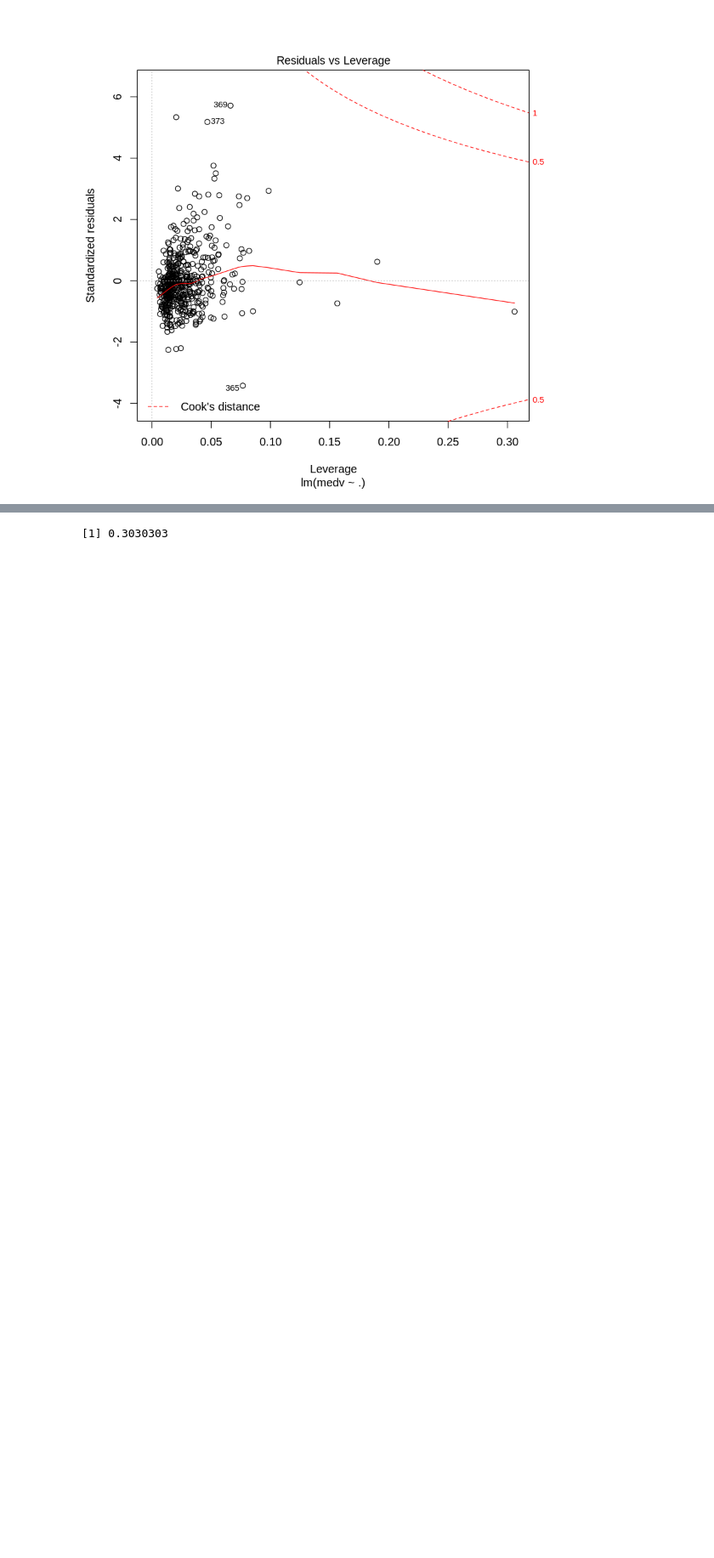
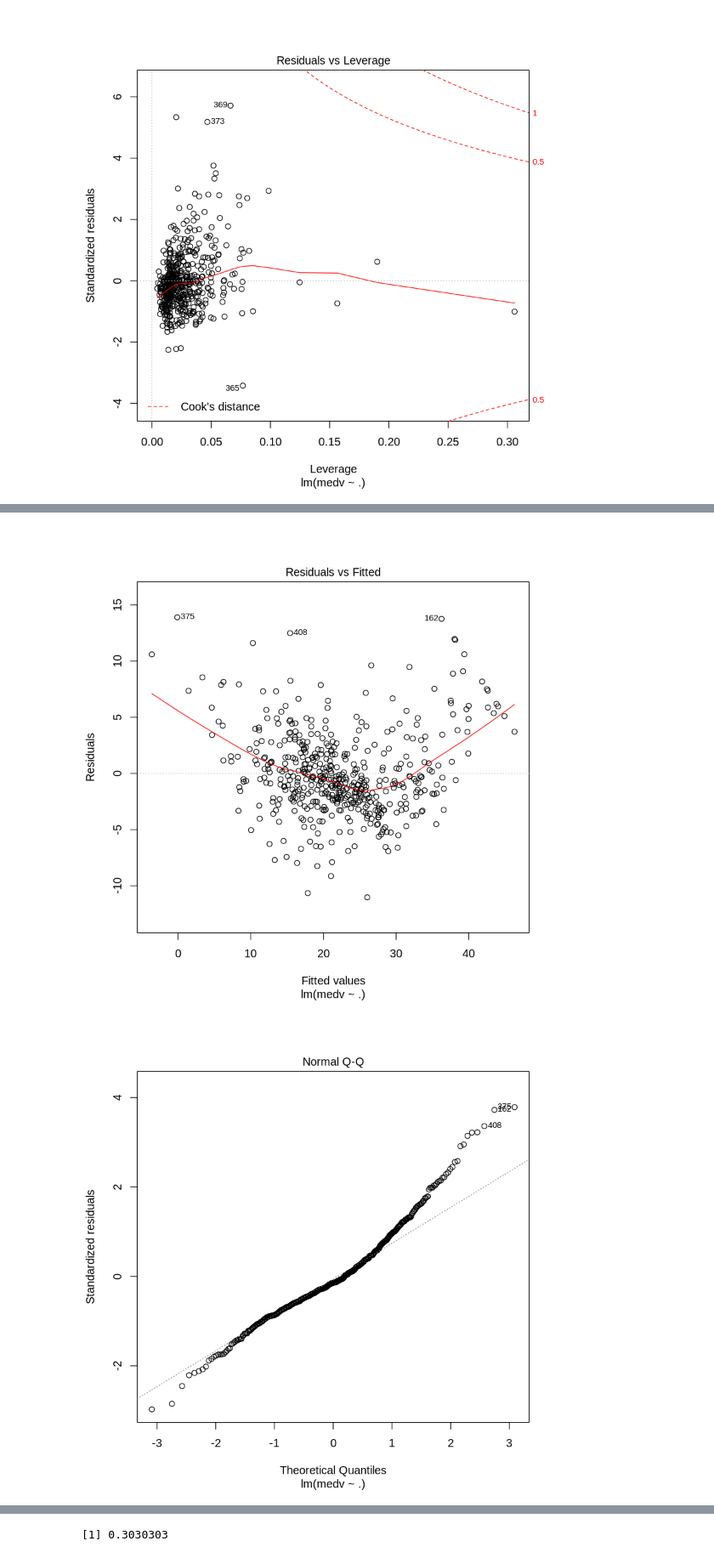
Before and after one commit to joshadkins09/aml_hw6, a Jupyter notebook: jda3_monroeb2_hw6.ipynb, the cells around one changed output, grey strips where cells are left out. Shown at 85% size. Saved outputs shown, nothing was run; the diff lists cells and outputs as text; code cells hidden in the pictures; blank space fills up the shorter version.

```diff
--- a/jda3_monroeb2_hw6.ipynb
+++ b/jda3_monroeb2_hw6.ipynb
@@ -47,0 +68,5 @@ plot(model_trimmed)
+# %%
+kkj
+# %% [output]
+[figure, added]
+[figure, added]
```
Also changed, not shown: parts of 10 cells of this notebook, 15 other files.
